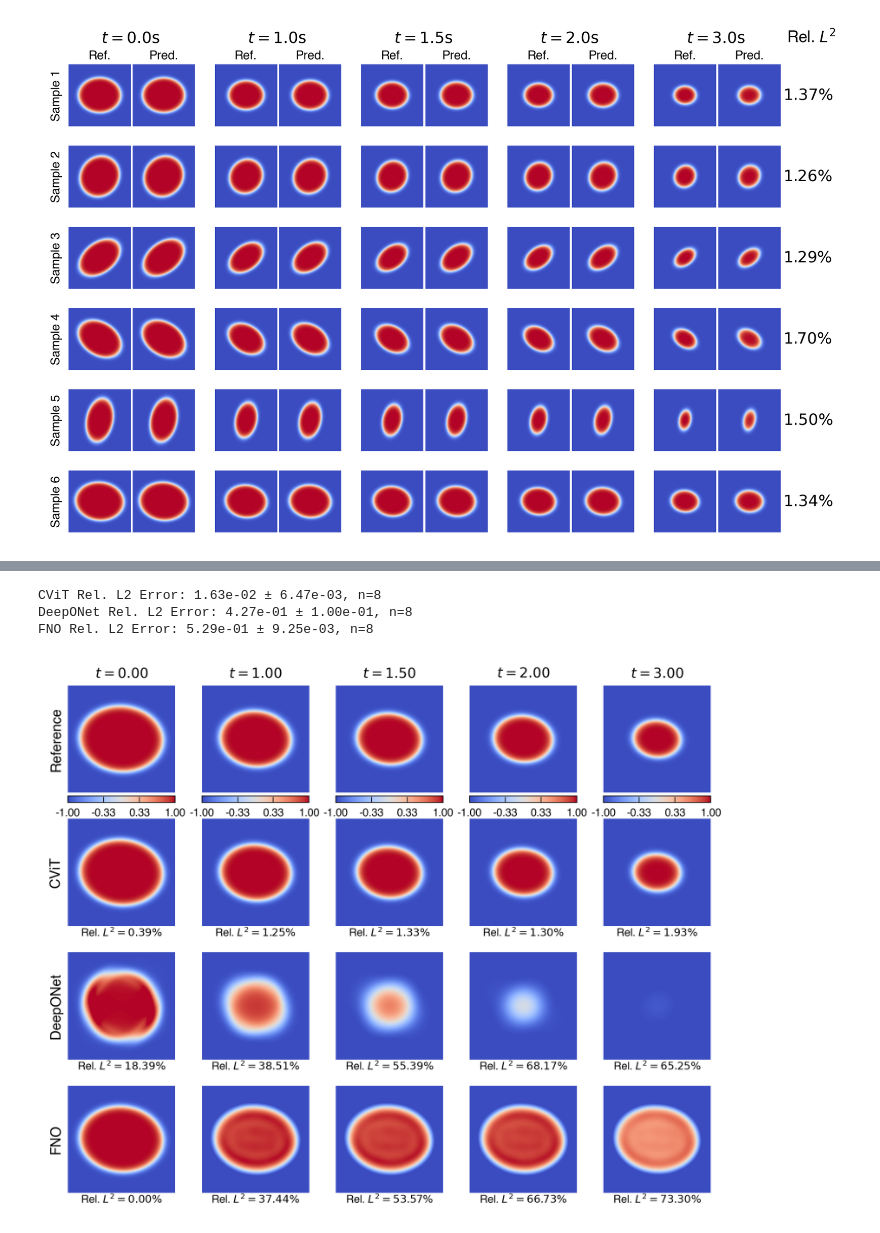
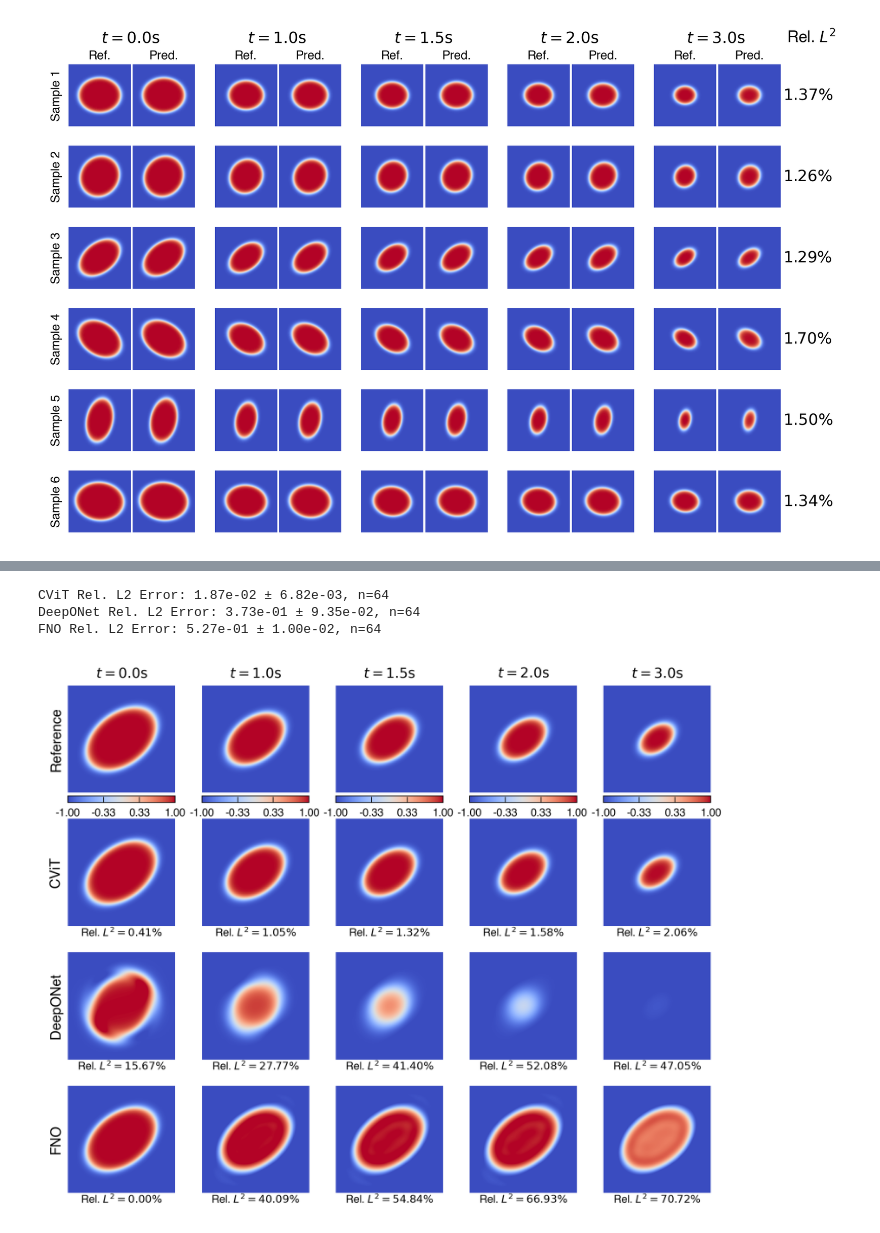
Before and after one commit to NanxiiChen/PI-CViT, a Jupyter notebook: ice_melting/eval.ipynb, the cells around one changed output, grey strips where cells are left out. Cells and saved outputs as stored; diff of their text form; code cells hidden in the pictures.

```diff
--- a/ice_melting/eval.ipynb
+++ b/ice_melting/eval.ipynb
@@ -495,6 +497,7 @@ x_pde = jnp.stack([meshx.reshape(-1), meshy.reshape(-1)], axis=-1) / Lc  # (H*W,
 #                          sharex=True, sharey=True, subplot_kw={"aspect": "equal"})
 # 4 rows for reference, cvit, deeponet and fno
 from matplotlib import gridspec
+batch_th = 4
 fig = plt.figure(figsize=(7.5, 6))
 target_ts = [0.0, 1.0, 1.5, 2.0, 3.0]
 gs = gridspec.GridSpec(4, len(target_ts), figure=fig, wspace=0.25, hspace=0.2,
@@ -517,7 +520,7 @@ for col in range(len(target_ts)):
     )
     ax.set_axis_off()
 
-    ax.text(0.5, 1.05, f"$t = {target_ts[col]:.2f}$", va="bottom", ha="center", transform=ax.transAxes, fontsize=9)
+    ax.text(0.5, 1.05, fr"$t = {target_ts[col]:.1f}\mathrm{{s}}$", va="bottom", ha="center", transform=ax.transAxes, fontsize=9)
     if col == 0:
         ax.text(-0.05, 0.5, "Reference", rotation=90, va="center", ha="right", transform=ax.transAxes, fontsize=9)
 
@@ -535,6 +538,7 @@ for col in range(len(target_ts)):
     cbar = fig.colorbar(sm, cax=cax, orientation="horizontal", format="%.2f",
                         ticks=jnp.linspace(min_vals[col], max_vals[col], num=4))
 
+batch_errors = {}
 for row, info in enumerate(model_info):
     model_cls = info["model"]
     config_cls = info["config"]
@@ -596,7 +600,7 @@ for row, info in enumerate(model_info):
     l2_errors = jnp.sqrt(jnp.mean((sols - ref_sols) ** 2, axis=[1, 3, 4])) / jnp.sqrt(jnp.mean(ref_sols ** 2, axis=[1, 3, 4])) # B, C
     l2_errors = jnp.mean(l2_errors, axis=-1) # B
     print(f"{name} Rel. L2 Error: {l2_errors.mean():.2e} ± {l2_errors.std():.2e}, n={l2_errors.shape[0]}")
-
+    batch_errors[name] = l2_errors
     for col in range(len(target_ts)):
         # ax = axes[row+1, col]
         ax = fig.add_subplot(gs[row+1, col])
@@ -607,35 +611,35 @@ for row, info in enumerate(model_info):
         #     cmap="RdBu_r",
         #     rasterized=True,
         #     shading="nearest",
         #     vmin=min_vals[col],
         #     vmax=max_vals[col],
         # )
         pred_ax = ax.imshow(
             sols[batch_th, col, channel_th, :, :],
             extent=(meshx.min(), meshx.max(), meshy.min(), meshy.max()),
             origin="lower",
             cmap="coolwarm",
             vmin=min_vals[col],
             vmax=max_vals[col],
             interpolation="bilinear",
             rasterized=True,
         )
         l2_error = jnp.linalg.norm(
             ref_sols[batch_th, col, channel_th, :, :] - sols[batch_th, col, channel_th, :, :]
         ) / jnp.linalg.norm(ref_sols[batch_th, col, channel_th, :, :])
         # l2_error_sci_format =
         # format 3.232423e-03 to 0.323 %
         l2_error_percent = l2_error * 100
 
         ax.text(0.5, -0.01, fr"Rel. $L^2 = {l2_error_percent:.2f}\%$", va="top", ha="center", transform=ax.transAxes)
         # ax.text(0.5, -0.1, f"L2 Error: {l2_error:.2e}", va="top", ha="center", transform=ax.transAxes)
 
         if col == 0:
             ax.text(-0.05, 0.5, name, rotation=90, va="center", ha="right", transform=ax.transAxes, fontsize=9)
 
-fig.savefig("./figures/ice_melting_solution_all_models.pdf", dpi=300, bbox_inches="tight", pad_inches=0.01)
+# fig.savefig("./figures/ice_melting_solution_all_models.pdf", dpi=300, bbox_inches="tight", pad_inches=0.01)
 # %% [output]
-CViT Rel. L2 Error: 1.63e-02 ± 6.47e-03, n=8
-DeepONet Rel. L2 Error: 4.27e-01 ± 1.00e-01, n=8
-FNO Rel. L2 Error: 5.29e-01 ± 9.25e-03, n=8
+CViT Rel. L2 Error: 1.87e-02 ± 6.82e-03, n=64
+DeepONet Rel. L2 Error: 3.73e-01 ± 9.35e-02, n=64
+FNO Rel. L2 Error: 5.27e-01 ± 1.00e-02, n=64
-[figure, old version]
+[figure, new version]
```
Also changed, not shown: parts of 4 cells of this notebook, 9 other files.
